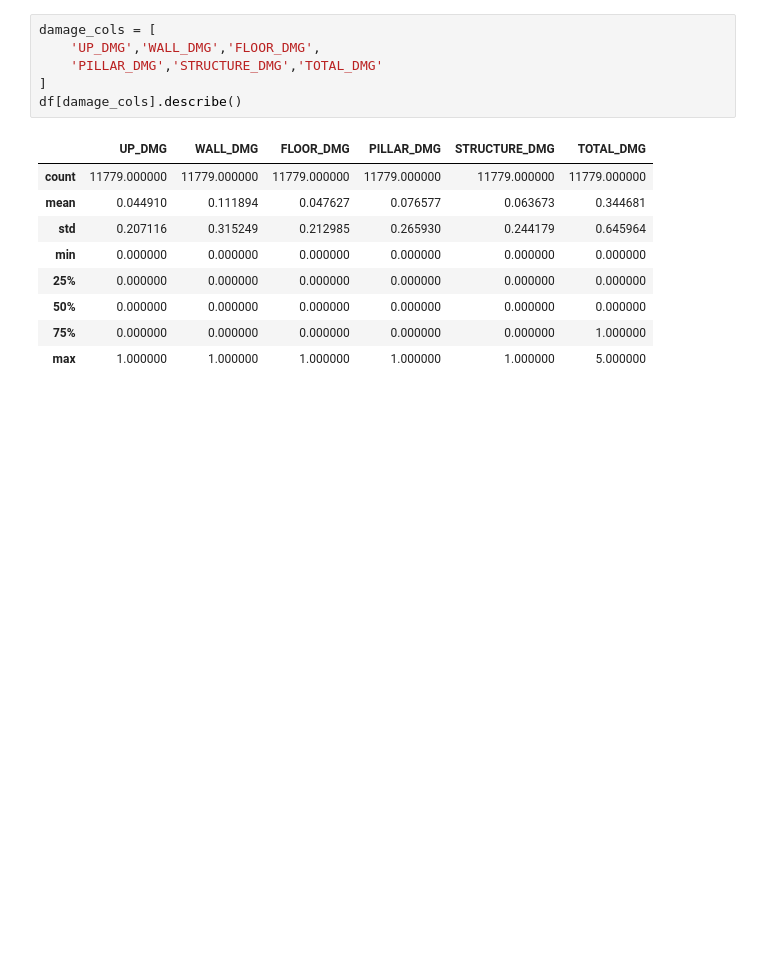
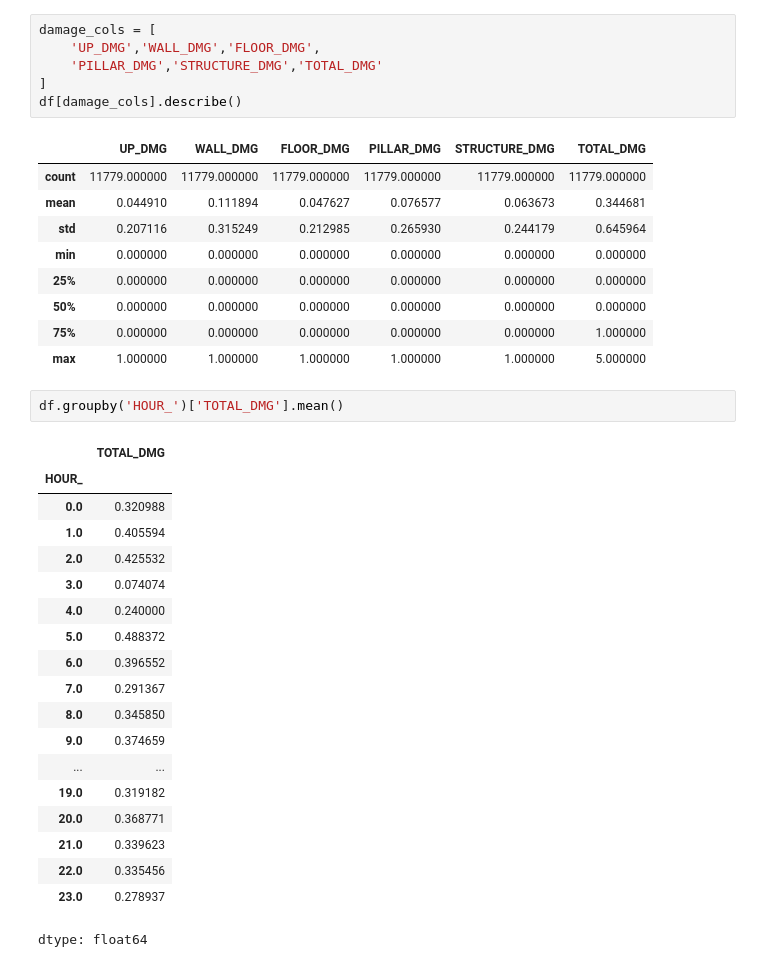
Before and after one commit to tontantip/Archive, a Jupyter notebook: portfolio/portfolio_pro1.ipynb, the cells around one changed output. Saved outputs shown, nothing was run; the diff lists cells and outputs as text; blank space fills up the shorter version.

```diff
--- a/portfolio/portfolio_pro1.ipynb
+++ b/portfolio/portfolio_pro1.ipynb
@@ -240,3 +247,25 @@ df[damage_cols].describe()
 | 50% | 0.000000 | 0.000000 | 0.000000 | 0.000000 | 0.000000 | 0.000000 |
 | 75% | 0.000000 | 0.000000 | 0.000000 | 0.000000 | 0.000000 | 1.000000 |
 | max | 1.000000 | 1.000000 | 1.000000 | 1.000000 | 1.000000 | 5.000000 |
+# %%
+df.groupby('HOUR_')['TOTAL_DMG'].mean()
+# %% [output]
+|  | TOTAL_DMG |
+| HOUR_ |  |
+| 0.0 | 0.320988 |
+| 1.0 | 0.405594 |
+| 2.0 | 0.425532 |
+| 3.0 | 0.074074 |
+| 4.0 | 0.240000 |
+| 5.0 | 0.488372 |
+| 6.0 | 0.396552 |
+| 7.0 | 0.291367 |
+| 8.0 | 0.345850 |
+| 9.0 | 0.374659 |
+| ... | ... |
+| 19.0 | 0.319182 |
+| 20.0 | 0.368771 |
+| 21.0 | 0.339623 |
+| 22.0 | 0.335456 |
+| 23.0 | 0.278937 |
+dtype: float64
```
Also changed, not shown: parts of 13 cells of this notebook.
